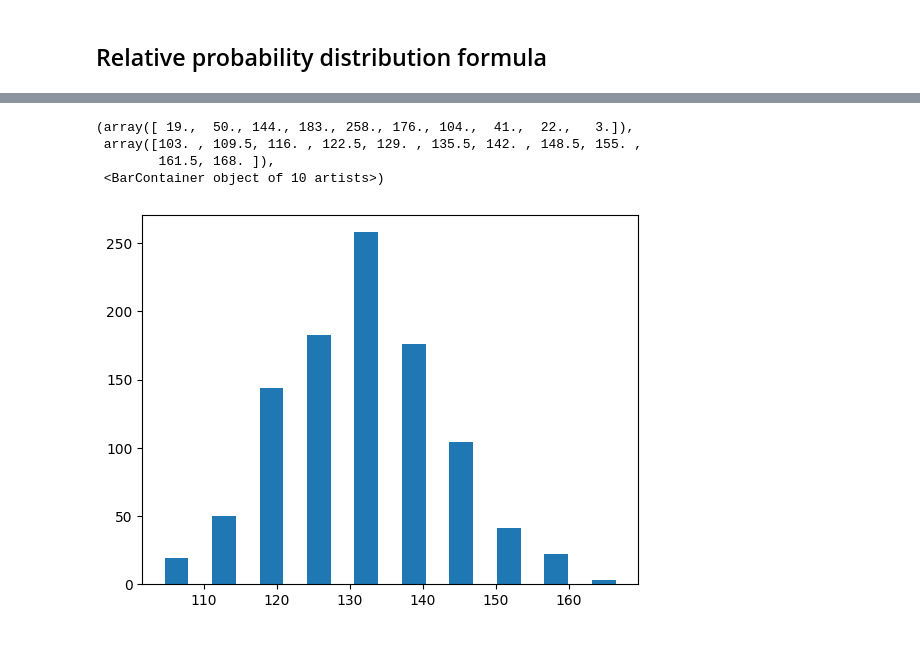
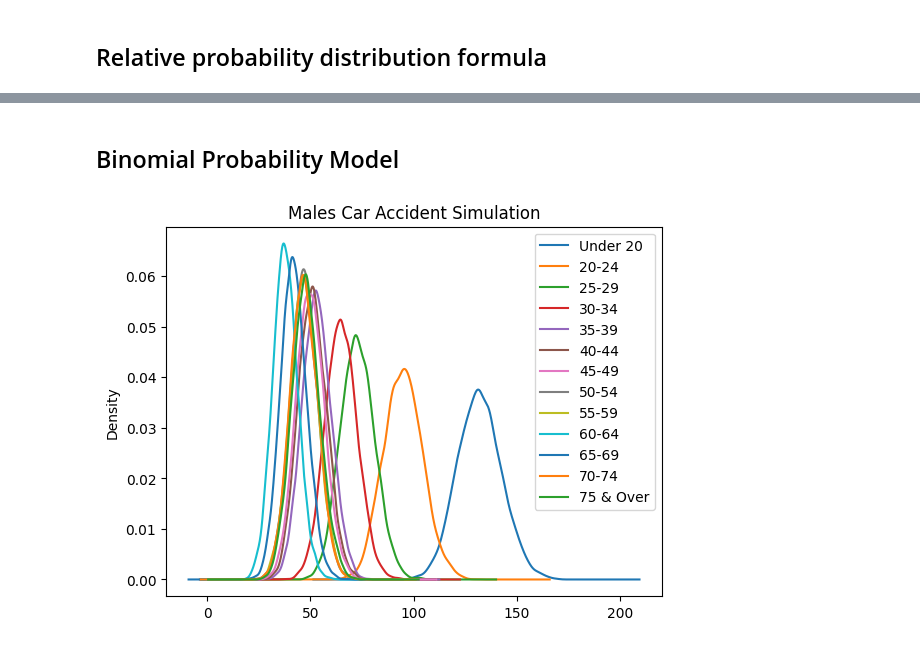
Before and after one commit to RayhanM17/DATA-SCIENCE-NOTEBOOKS, a Jupyter notebook: JN/auto-insurance.ipynb, the cells around one changed output, grey strips where cells are left out. Cells and saved outputs as stored; diff of their text form; code cells hidden in the pictures.

```diff
--- a/JN/auto-insurance.ipynb
+++ b/JN/auto-insurance.ipynb
@@ -166,12 +166,16 @@ plt.hist(severity, rwidth=0.5)
-# %%
-# Model frequency
-
-#frequency = np.random.binomial(1000, 132/1000, 1000)
-def bin_pdf(n, p):
-    return
-# %% [output]
-(array([ 19.,  50., 144., 183., 258., 176., 104.,  41.,  22.,   3.]),
- array([103. , 109.5, 116. , 122.5, 129. , 135.5, 142. , 148.5, 155. ,
-        161.5, 168. ]),
- <BarContainer object of 10 artists>)
-[figure, removed]
+# %% [markdown]
+## Binomial Probability Model
+# %%
+#frequency = np.random.binomial(1000, rate/1000, trials)
+def bin_pdf(probabilities, index, category):
+    res = pd.DataFrame({})
+    for i in range(0, 13):
+        accident_sim = stats.binom.rvs(n = 1000, # Number of clients per trial
+                                     p = probabilities[i], # accident probability
+                                     size = 10000) # number of trials
+        res[index[i]] = accident_sim
+    res.plot.kde(title = category)
+# %%
+bin_pdf(df.MaleAR/1000, df.index, 'Males Car Accident Simulation')
+# %% [output]
+[figure, added]
```
Also changed, not shown: parts of 9 cells of this notebook, 2 other files.
